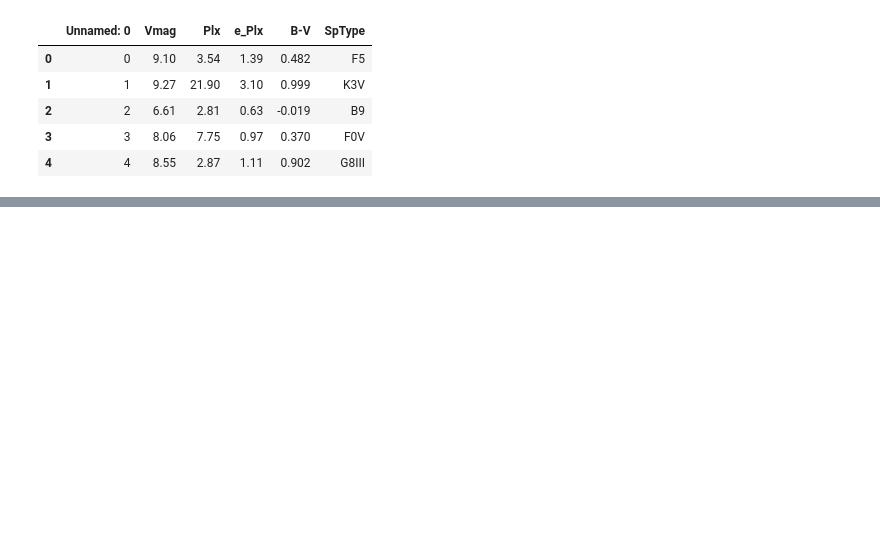
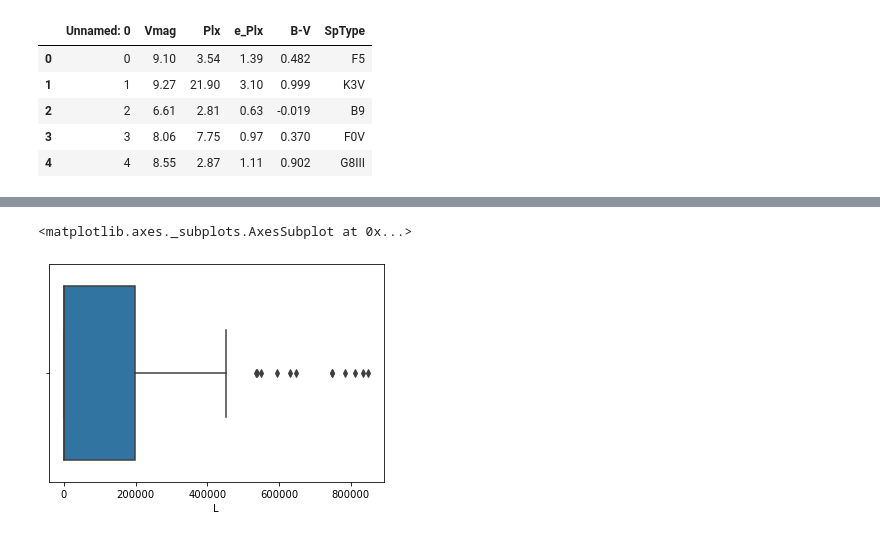
Before and after one commit to franklinhurst/AdvancedDataScience, a Jupyter notebook: Capstone W1 Initial Data Exploration Project 1.ipynb, the cells around one changed output, grey strips where cells are left out. Cells and saved outputs as stored; diff of their text form; code cells hidden in the pictures; blank space fills up the shorter version.

```diff
--- a/Capstone W1 Initial Data Exploration Project 1.ipynb
+++ b/Capstone W1 Initial Data Exploration Project 1.ipynb
@@ -73,0 +201,5 @@ df3.head()
+# %%
+sns.boxplot(df2['L'])
+# %% [output]
+<matplotlib.axes._subplots.AxesSubplot at 0x...>
+[figure, added]
```
Also changed, not shown: parts of 55 cells of this notebook.
